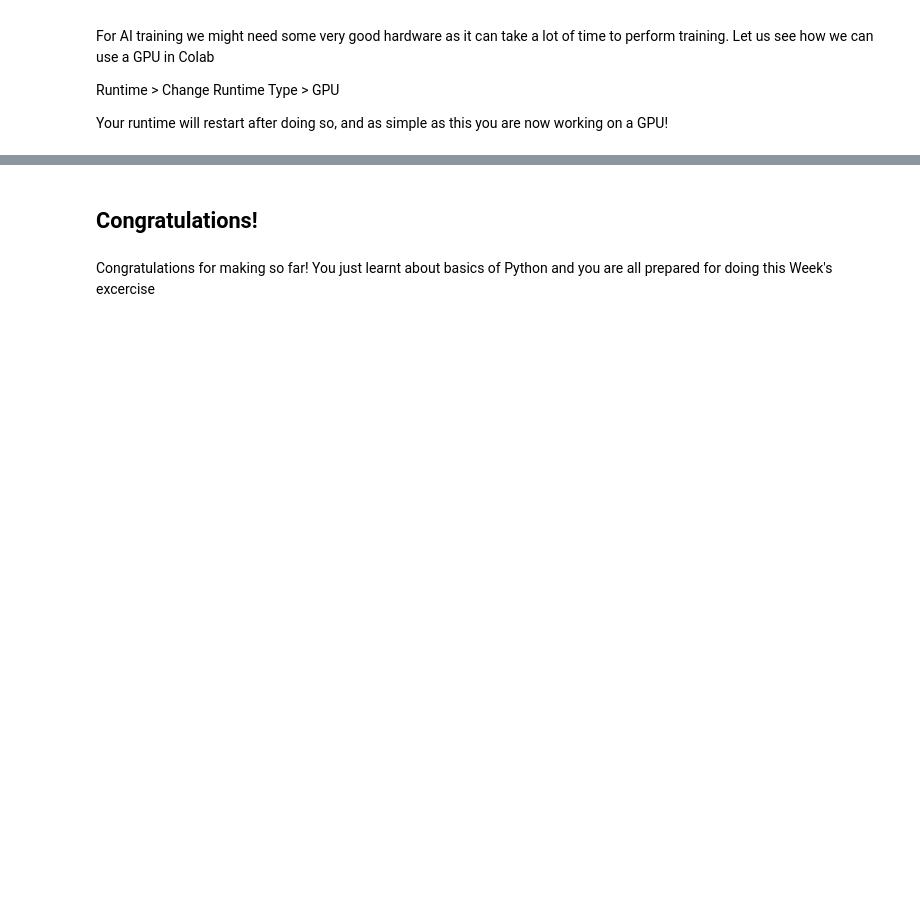
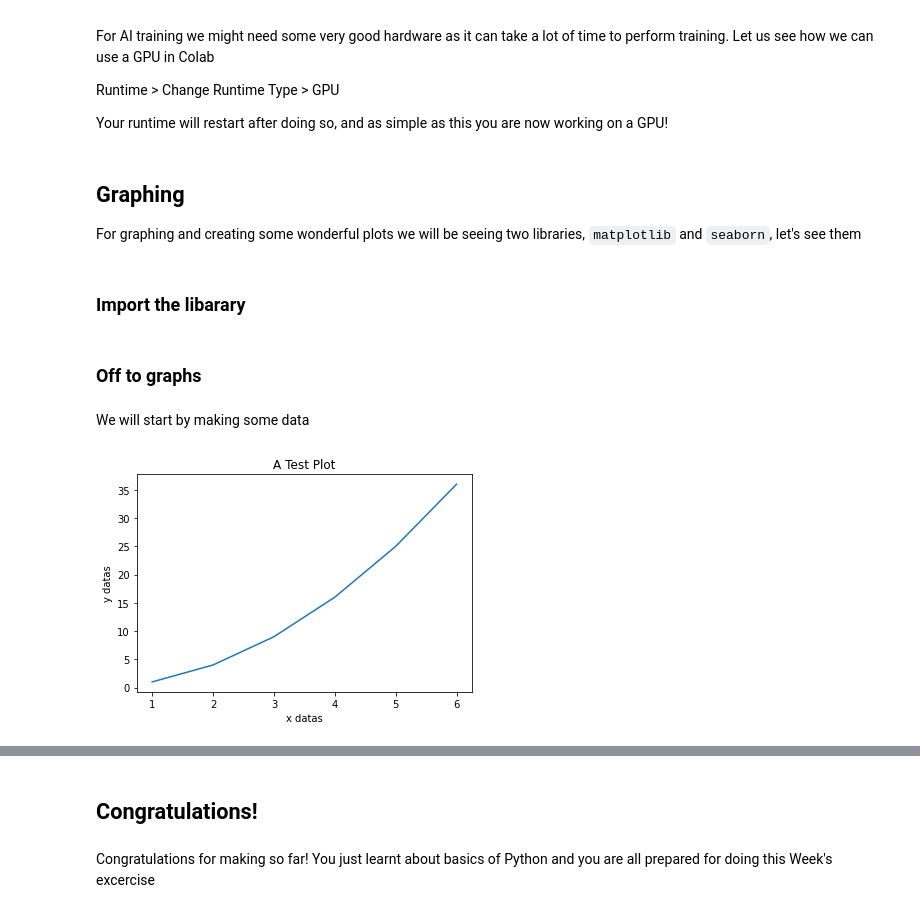
Before and after one commit to Rishit-dagli/AI-Workshop-for-beginners, a Jupyter notebook: Week 1/Week_1_Lab1.ipynb, the cells around one changed output, grey strips where cells are left out. Drawn from its saved outputs; the diff is of its cells as text; code cells hidden in the pictures; blank space fills up the shorter version.

```diff
--- a/Week 1/Week_1_Lab1.ipynb
+++ b/Week 1/Week_1_Lab1.ipynb
@@ -118,3 +120,8 @@ For AI training we might need some very good hardware as it can take a lot of ti
 Runtime > Change Runtime Type > GPU
 
 Your runtime will restart after doing so, and as simple as this you are now working on a GPU!
+# %% [markdown]
+## Graphing
+For graphing and creating some wonderful plots we will be seeing two libraries, `matplotlib` and `seaborn`, let's see them
+# %% [markdown]
+### Import the libarary
@@ -120,0 +130,12 @@ Your runtime will restart after doing so, and as simple as this you are now work
+# %% [markdown]
+### Off to graphs
+# %% [markdown]
+We will start by making some data
+# %%
+plt.plot([1,2,3,4,5,6], [1,4,9,16,25,36])
+plt.title("A Test Plot")
+plt.xlabel("x datas")
+plt.ylabel("y datas")
+plt.show()
+# %% [output]
+[figure, added]
```
Also changed, not shown: parts of 25 cells of this notebook.
